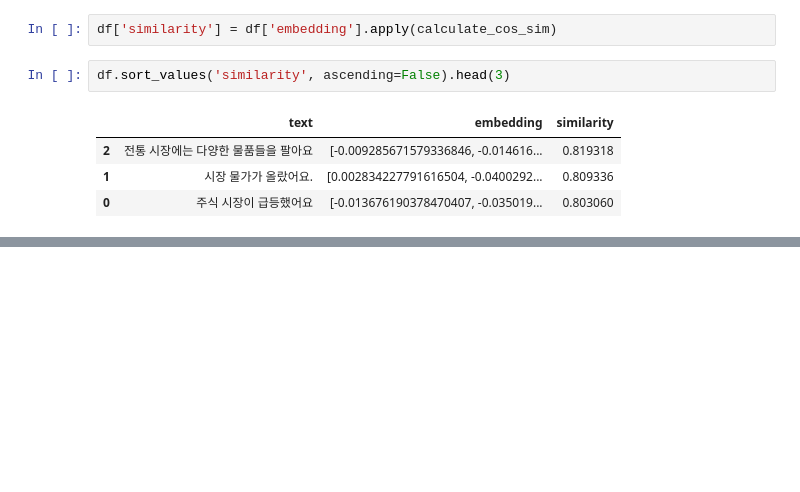
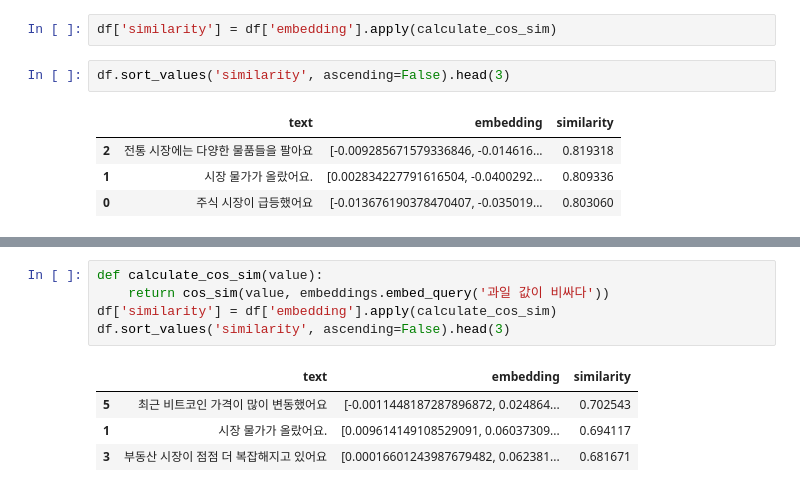
Before and after one commit to pxxguin/RAG-Master, a Jupyter notebook: src/ch02/ch02_LANGCHAIN_EMBEDDING.ipynb, the cells around one changed output, grey strips where cells are left out. Cells and saved outputs as stored; diff of their text form; blank space fills up the shorter version.

```diff
--- a/src/ch02/ch02_LANGCHAIN_EMBEDDING.ipynb
+++ b/src/ch02/ch02_LANGCHAIN_EMBEDDING.ipynb
@@ -66,0 +95,10 @@ df.sort_values('similarity', ascending=False).head(3)
+# %%
+def calculate_cos_sim(value):
+    return cos_sim(value, embeddings.embed_query('과일 값이 비싸다'))
+df['similarity'] = df['embedding'].apply(calculate_cos_sim)
+df.sort_values('similarity', ascending=False).head(3)
+# %% [output]
+|  | text | embedding | similarity |
+| 5 | 최근 비트코인 가격이 많이 변동했어요 | [-0.0011448187287896872, 0.024864... | 0.702543 |
+| 1 | 시장 물가가 올랐어요. | [0.009614149108529091, 0.06037309... | 0.694117 |
+| 3 | 부동산 시장이 점점 더 복잡해지고 있어요 | [0.00016601243987679482, 0.062381... | 0.681671 |
```
Also changed, not shown: parts of 2 cells of this notebook.
